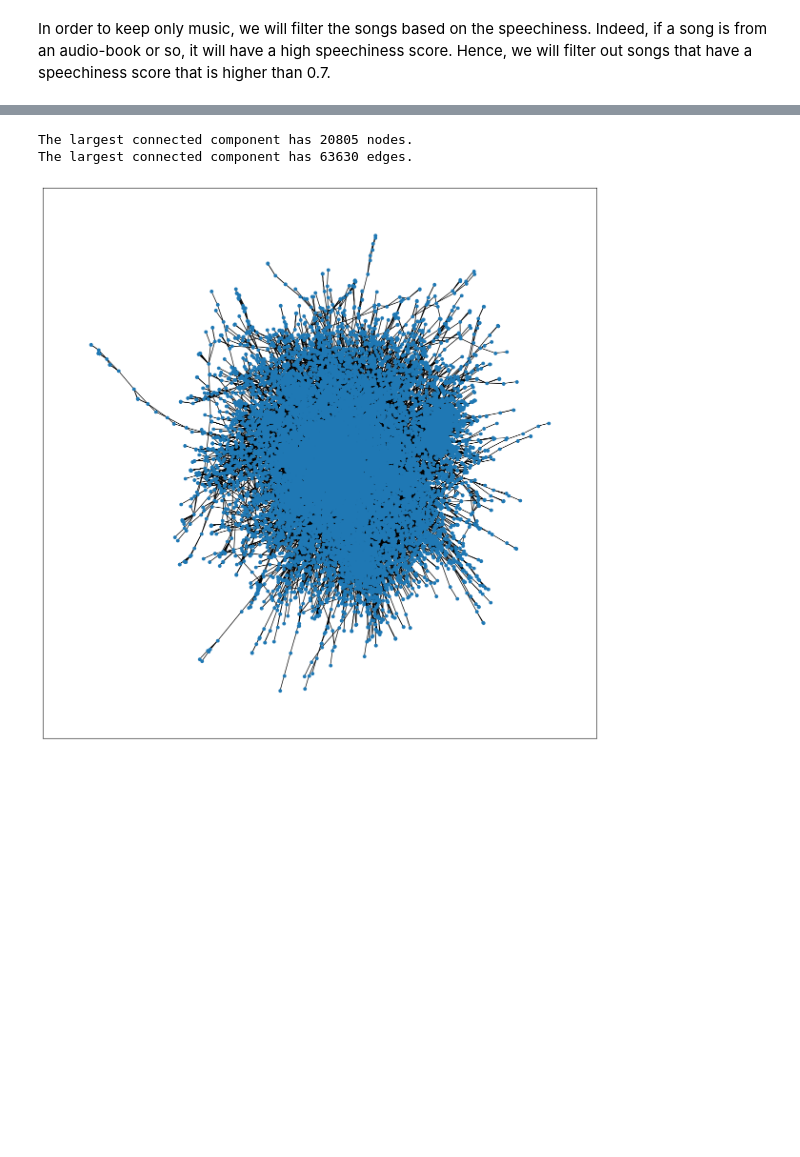
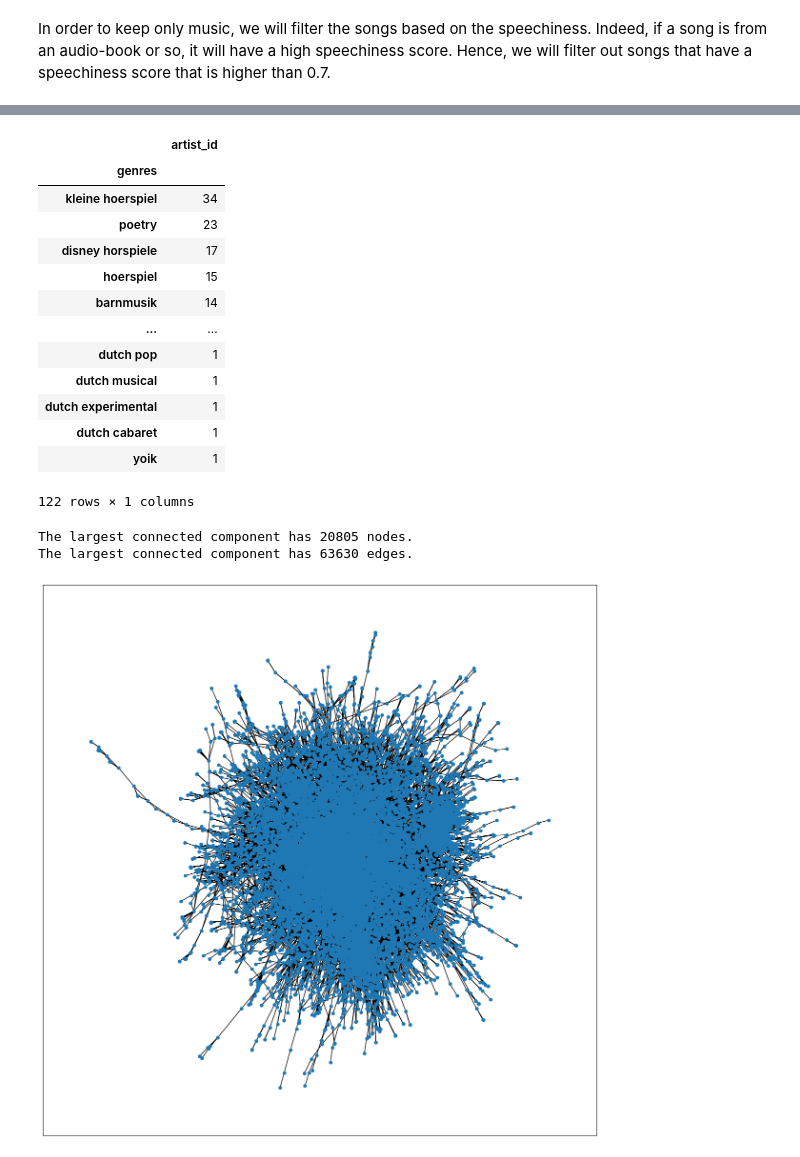
Before and after one commit to motmans-pj/MLNS-Spotify, a Jupyter notebook: Spotify_Oskar.ipynb, the cells around one changed output, grey strips where cells are left out. Cells and saved outputs as stored; diff of their text form; code cells hidden in the pictures; blank space fills up the shorter version.

```diff
--- a/Spotify_Oskar.ipynb
+++ b/Spotify_Oskar.ipynb
@@ -71,3 +71,20 @@ genres = pd.DataFrame(artists_600_features.genres.explode().value_counts().reset
+# %%
+pd.DataFrame(artists_600_features[(artists_600_features.solo_speechiness > 0.7)].genres.explode()).reset_index().groupby("genres").count().sort_values("artist_id", ascending=False)
+# %% [output]
+|  | artist_id |
+| genres |  |
+| kleine hoerspiel | 34 |
+| poetry | 23 |
+| disney horspiele | 17 |
+| hoerspiel | 15 |
+| barnmusik | 14 |
+| ... | ... |
+| dutch pop | 1 |
+| dutch musical | 1 |
+| dutch experimental | 1 |
+| dutch cabaret | 1 |
+| yoik | 1 |
+122 rows × 1 columns
 # %%
 edge_list = [tuple(l[:2]) for l in nodes_600.values.tolist()]
 G = ntx.from_edgelist(edge_list)
```
Also changed, not shown: parts of 4 cells of this notebook.
